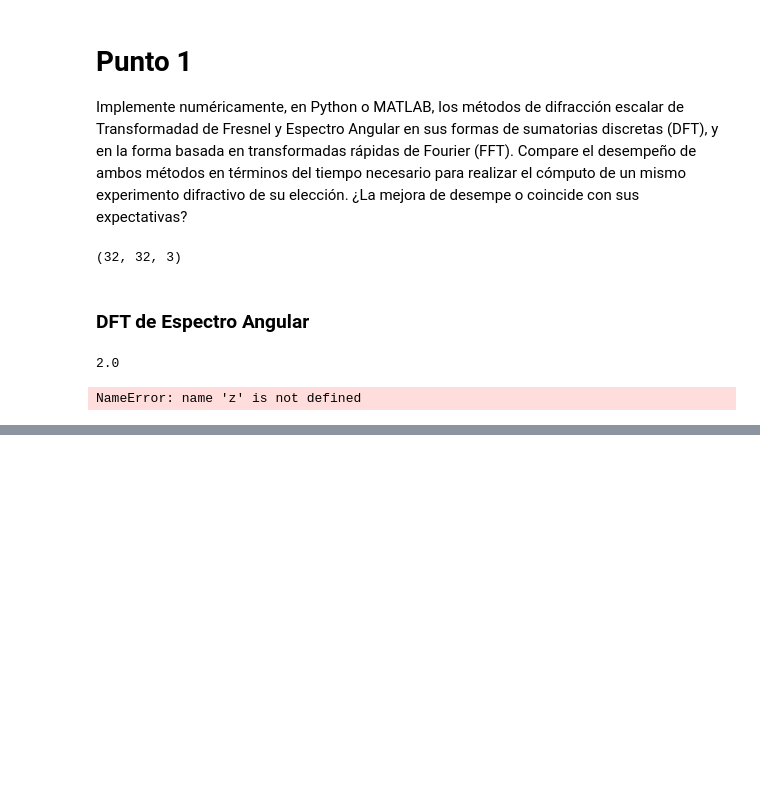
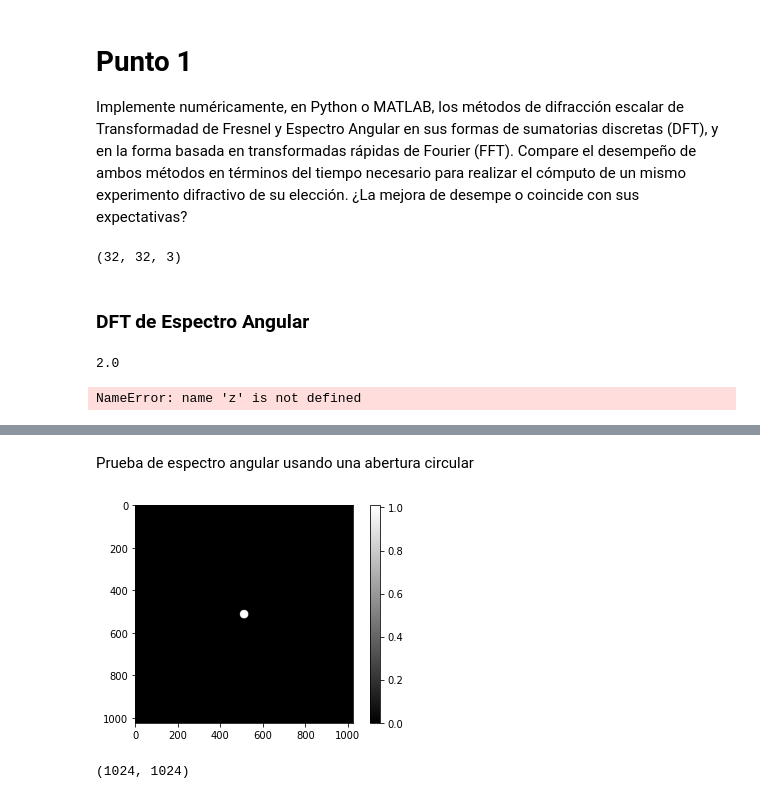
Before and after one commit to bdbejarc/Instrumentos-Opticos, a Jupyter notebook: Entrega_02/Codigo_Entrega_02.ipynb, the cells around one changed output, grey strips where cells are left out. Saved outputs shown, nothing was run; the diff lists cells and outputs as text; code cells hidden in the pictures; blank space fills up the shorter version.

```diff
--- a/Entrega_02/Codigo_Entrega_02.ipynb
+++ b/Entrega_02/Codigo_Entrega_02.ipynb
@@ -505,0 +541,28 @@ NameError: name 'z' is not defined
+# %%
+def EspectroAngular (campo, w_length, z, dx, dy):
+  # Vector de onda
+    k_vect = 2*np.pi/w_length
+
+    #Definamos el espacio coordenado
+    N,M = np.shape(campo)
+    x = np.arange(-int(M/2), int(M/2), 1)
+    y = np.arange(-int(N/2), int(N/2), 1)
+    X,Y = np.meshgrid(x,y)
+
+    # damos dimensiones de mundo
+    fX = X * (1 / (M*dx))
+    fY = Y * (1 / (N*dy))
+
+    # 2. Calculamos el espectro angular discreto A[p,q,0] utilizando FFT.
+    A0 = (np.fft.fft2(campo))
+
+    # definimos las fases esféricas
+    C1 = np.exp((1j*k_vect*z) * np.sqrt(1 - (w_length**2)*((fX**2) + (fY**2))))
+
+    # 3. Aplicamos la función de transferencia
+    Az = A0 * C1
+
+    # 4. Calculamos el campo propagado U[n,m,z] como la IFFT del espectro angular propagado y reordenamos
+    Uprop = (np.fft.ifftn(Az))
+
+    return Uprop
@@ -505,0 +592,9 @@ NameError: name 'z' is not defined
+# %% [markdown]
+Prueba de espectro angular usando una abertura circular
+# %%
+propASC = EspectroAngular(mask, w_length, 0.4*um, dx, dy)
+fun_ploteo_complejo(propASC, "I", 1)
+np.shape(propASC)
+# %% [output]
+[figure, added]
+(1024, 1024)
```
Also changed, not shown: parts of 12 cells of this notebook.
